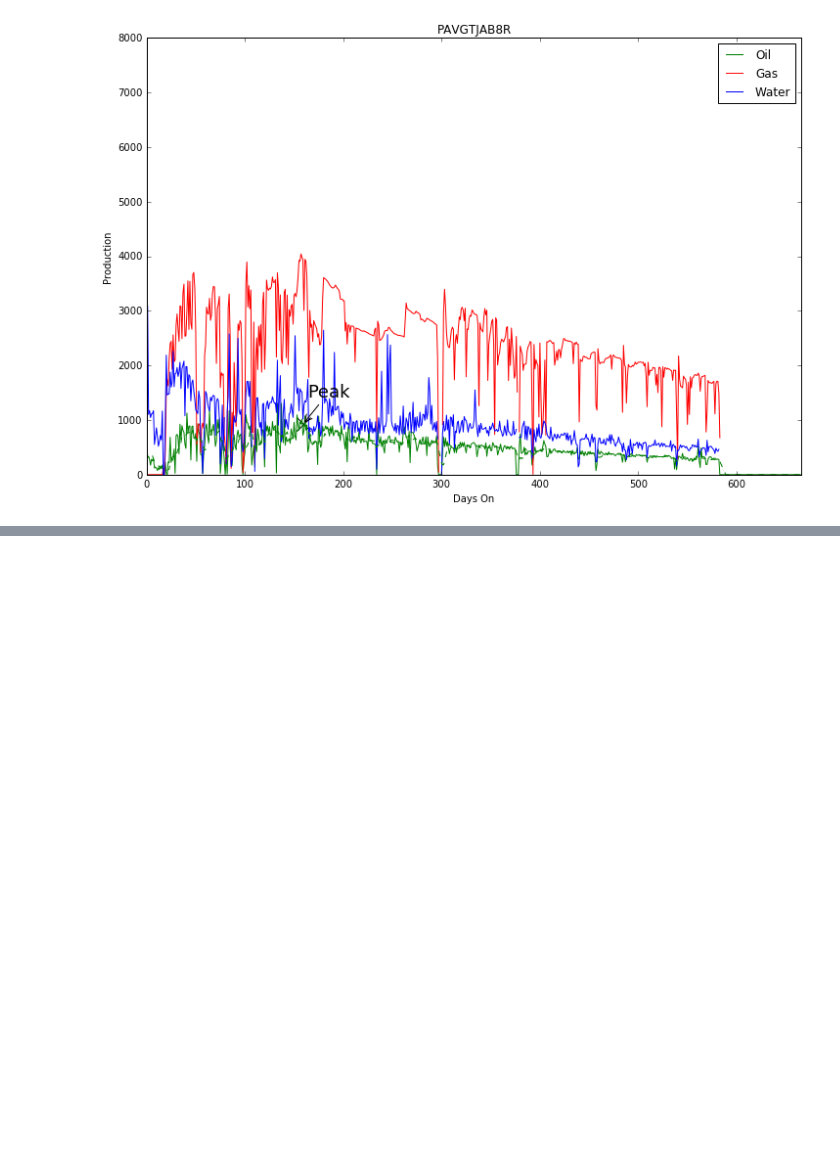
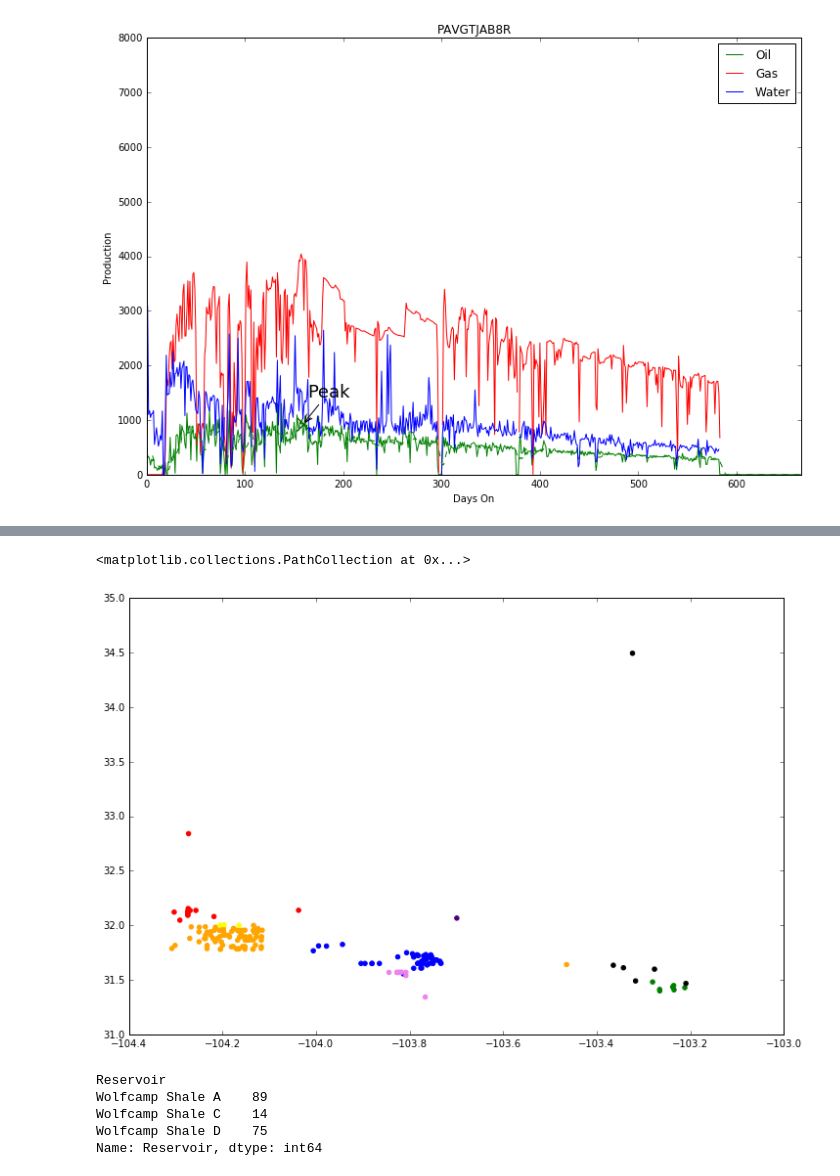
Before and after one commit to jpgrana/bayesian-approach-predicting-well-production, a Jupyter notebook: production.ipynb, the cells around one changed output, grey strips where cells are left out. Cells and saved outputs as stored; diff of their text form; code cells hidden in the pictures; blank space fills up the shorter version.

```diff
--- a/production.ipynb
+++ b/production.ipynb
@@ -123,0 +137,16 @@ plot_production('PAVGTJAB8R', df_daily, smoother=7) # 159 days peak
+# %%
+colors = {'COTTONWOOD DRAW':'red', 'DIXIELAND':'blue', 'PHANTOM':'green', 'TWO GEORGES':'black', 'FORD, WEST':'orange', 'GRISHAM':'violet', 'STATELINE':'yellow', 'RED HILLS':'indigo'}
+fig = plt.figure(figsize=(12,8))
+ax = fig.add_subplot(1,1,1)
+ax.scatter(df['M_LONGITUDE'], df['M_LATITUDE'], color=df['XEC_FIELD'].apply(lambda x: colors[x]))
+# %% [output]
+<matplotlib.collections.PathCollection at 0x...>
+[figure, added]
+# %%
+df.groupby('Reservoir')['Reservoir'].count()
+# %% [output]
+Reservoir
+Wolfcamp Shale A    89
+Wolfcamp Shale C    14
+Wolfcamp Shale D    75
+Name: Reservoir, dtype: int64
```
Also changed, not shown: parts of 2 cells of this notebook.
